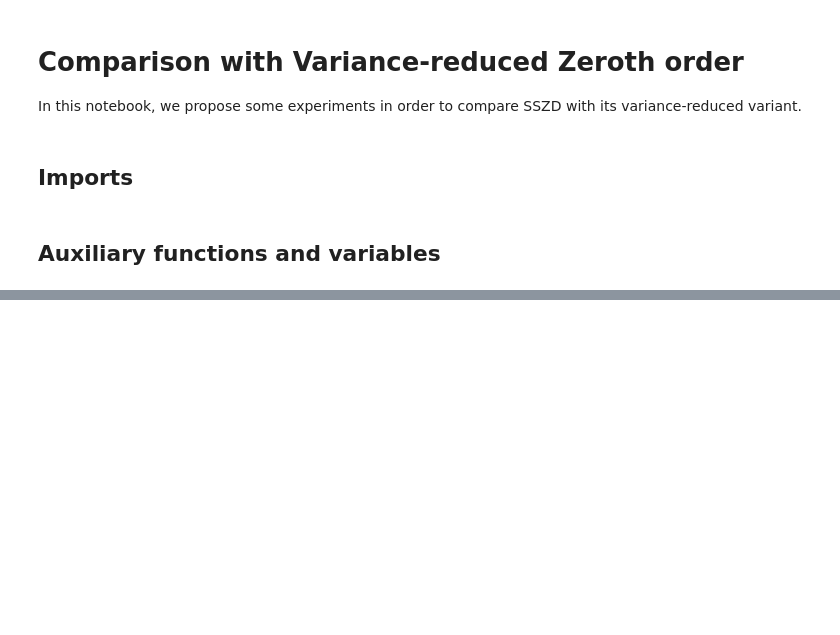
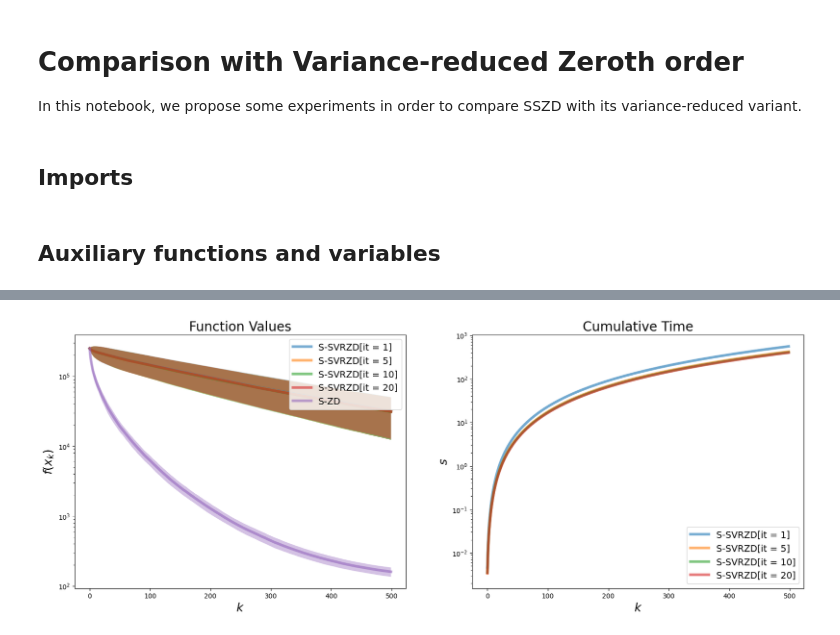
Before and after one commit to Akatsuki96/sszd, a Jupyter notebook: paper_experiments/variance_reduced.ipynb, the cells around one changed output, grey strips where cells are left out. Saved outputs shown, nothing was run; the diff lists cells and outputs as text; code cells hidden in the pictures; blank space fills up the shorter version.

```diff
--- a/paper_experiments/variance_reduced.ipynb
+++ b/paper_experiments/variance_reduced.ipynb
@@ -229,0 +196,26 @@ class LogisticRegression:
+# %%
+_, (ax1, ax2) = plt.subplots(1, 2, figsize=(20, 7))
+ax1.set_title("Function Values", fontsize=20)
+ax2.set_title("Cumulative Time", fontsize=20)
+
+for (it, ris) in zip(iters, results):
+    y_mean, y_std, tm_mean, tm_std = ris
+
+    plot_mean_std(ax1, y_mean , y_std, label="S-SVRZD[it = {}]".format(it))
+    plot_mean_std(ax2, tm_mean, tm_std, label="S-SVRZD[it = {}]".format(it))
+
+plot_mean_std(ax1, sph_vr_mean, sph_vr_std, label="S-ZD")
+
+
+
+ax1.set_xlabel("$k$", fontsize=18)
+ax1.set_ylabel("$f(x_k)$", fontsize=18)
+ax2.set_xlabel("$k$", fontsize=18)
+ax2.set_ylabel("$s$", fontsize=18)
+
+ax1.legend(loc="upper right", fontsize=14)
+ax1.set_yscale("log")
+ax2.legend(loc="lower right", fontsize=14)
+ax2.set_yscale("log")
+# %% [output]
+[figure, added]
```
Also changed, not shown: parts of 10 cells of this notebook, 3 other files.
